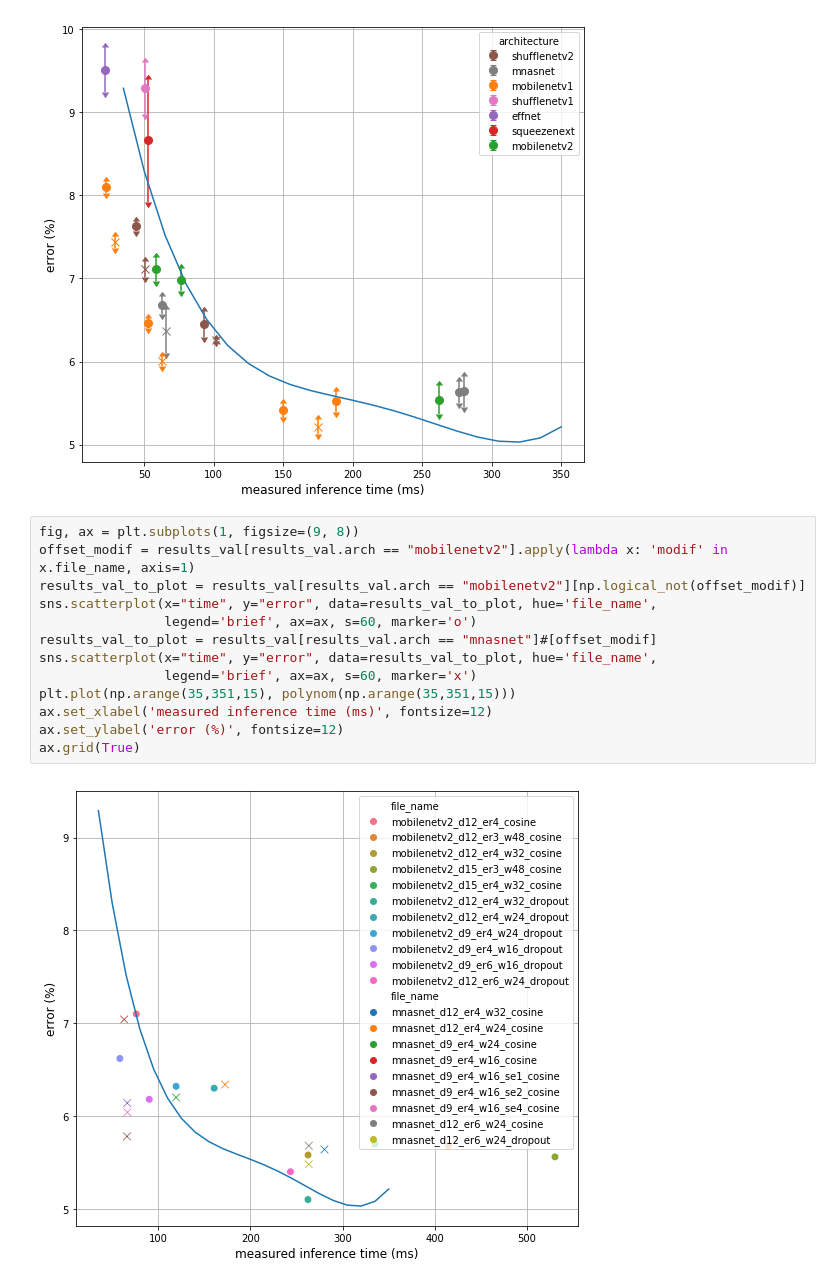
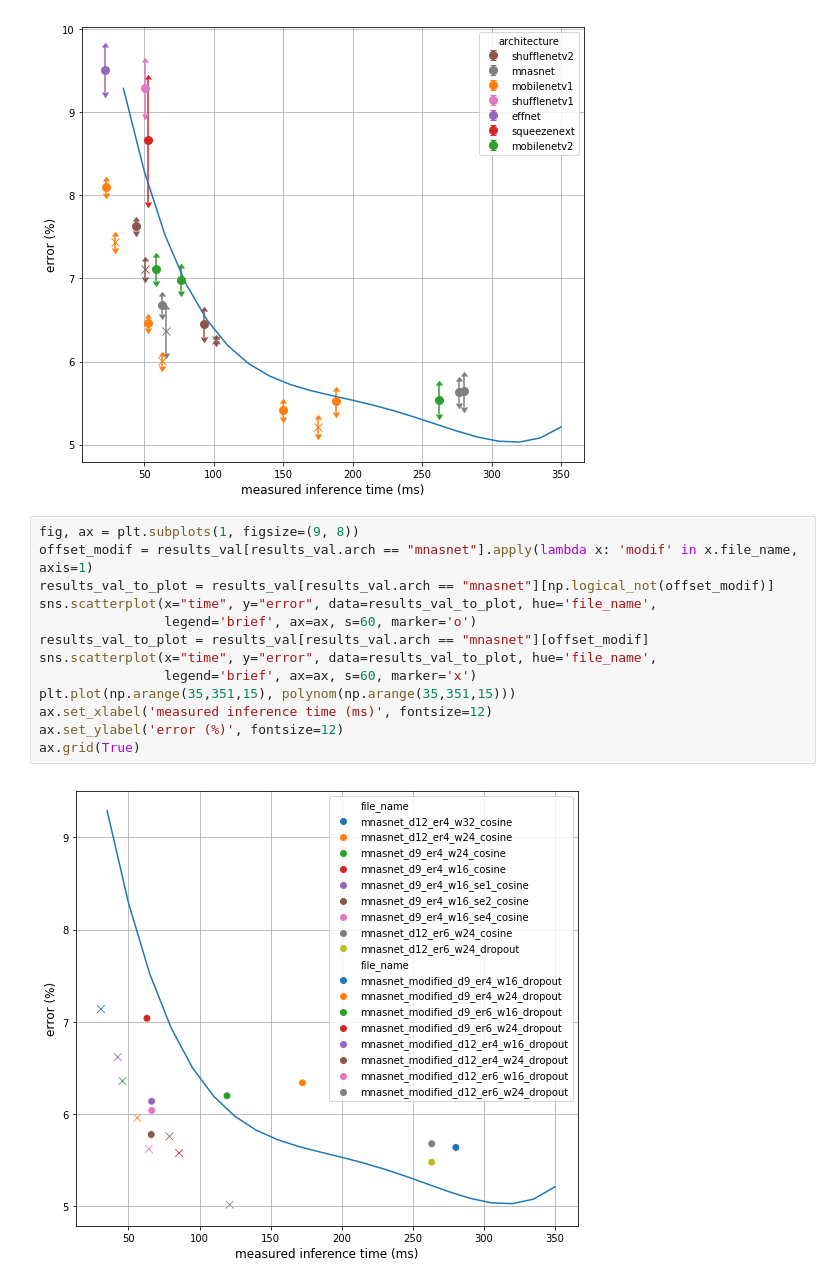
Before and after one commit to NatGr/Master_Thesis, a Jupyter notebook: training_from_scratch/visualize.ipynb, the cells around one changed output. Saved outputs shown, nothing was run; the diff lists cells and outputs as text.

```diff
--- a/training_from_scratch/visualize.ipynb
+++ b/training_from_scratch/visualize.ipynb
@@ -99,16 +99,16 @@ ax.legend(by_label.values(), by_label.keys(), title="architecture");
 [figure]
 # %%
 fig, ax = plt.subplots(1, figsize=(9, 8))
-offset_modif = results_val[results_val.arch == "mobilenetv2"].apply(lambda x: 'modif' in x.file_name, axis=1)
-results_val_to_plot = results_val[results_val.arch == "mobilenetv2"][np.logical_not(offset_modif)]
+offset_modif = results_val[results_val.arch == "mnasnet"].apply(lambda x: 'modif' in x.file_name, axis=1)
+results_val_to_plot = results_val[results_val.arch == "mnasnet"][np.logical_not(offset_modif)]
 sns.scatterplot(x="time", y="error", data=results_val_to_plot, hue='file_name',
                 legend='brief', ax=ax, s=60, marker='o')
-results_val_to_plot = results_val[results_val.arch == "mnasnet"]#[offset_modif]
+results_val_to_plot = results_val[results_val.arch == "mnasnet"][offset_modif]
 sns.scatterplot(x="time", y="error", data=results_val_to_plot, hue='file_name',
                 legend='brief', ax=ax, s=60, marker='x')
 plt.plot(np.arange(35,351,15), polynom(np.arange(35,351,15)))
 ax.set_xlabel('measured inference time (ms)', fontsize=12)
 ax.set_ylabel('error (%)', fontsize=12)
 ax.grid(True)
 # %% [output]
-[figure, old version]
+[figure, new version]
```
Also changed, not shown: 6 other files.
